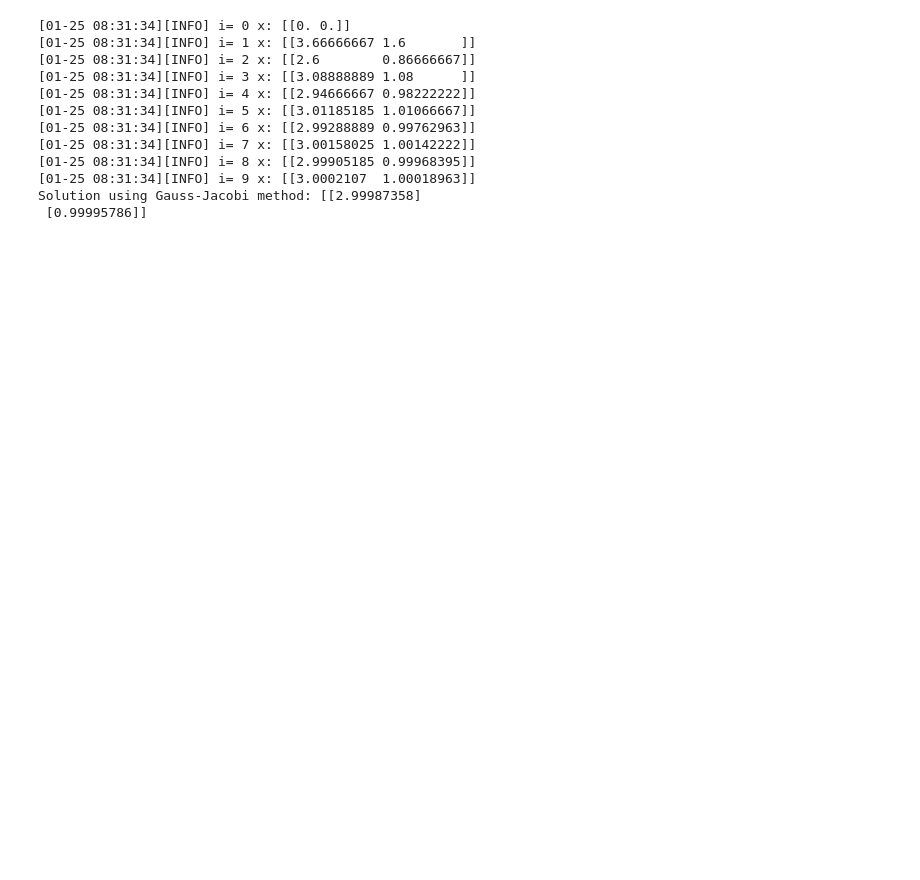
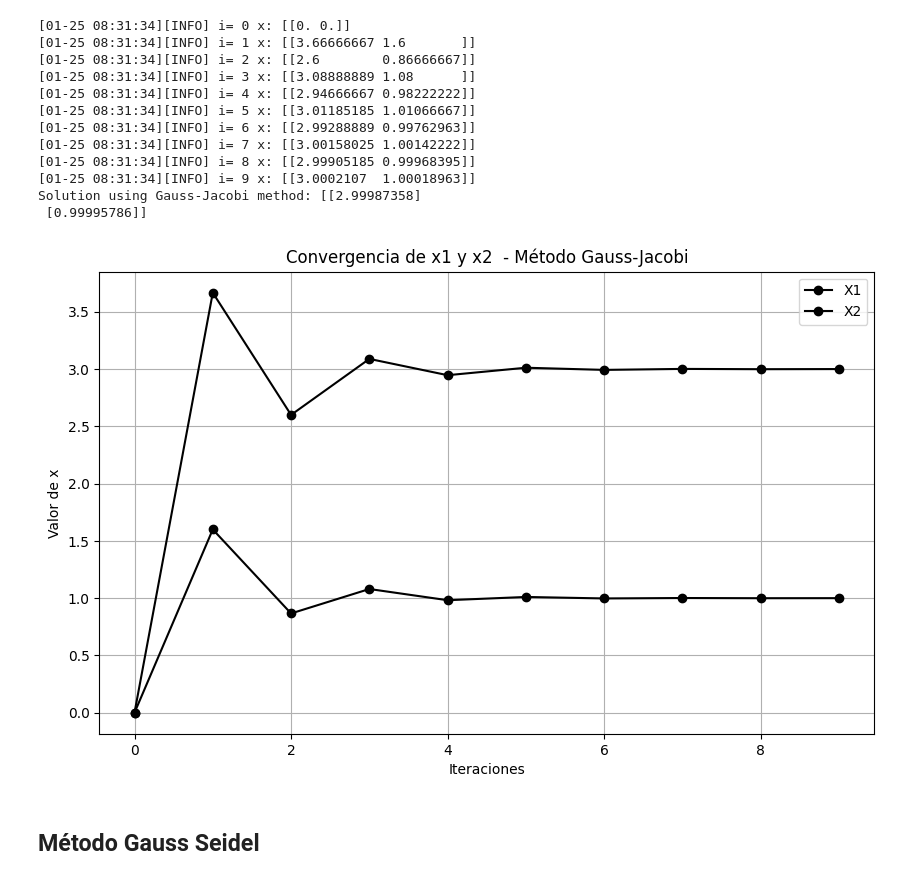
Before and after one commit to Vladimirjon/Metodo_fuente_talleresJP, a Jupyter notebook: template iterative.ipynb, the cells around one changed output. Cells and saved outputs as stored; diff of their text form; code cells hidden in the pictures; blank space fills up the shorter version.

Commit message:
:art: added plots for two methods

```diff
--- a/template iterative.ipynb
+++ b/template iterative.ipynb
@@ -34,6 +36,25 @@ print("Solution using Gauss-Jacobi method:", x_jacobi)
 [01-25 08:31:34][INFO] i= 9 x: [[3.0002107  1.00018963]]
 Solution using Gauss-Jacobi method: [[2.99987358]
  [0.99995786]]
+# %%
+tray_jacobi_array = np.array(tray_jacobi)  # Supongamos que tray_jacobi fue devuelto por la función
+x1_vals_func, x2_vals_func = tray_jacobi_array[:, 0], tray_jacobi_array[:, 1]
+
+# Graficar las trayectorias con líneas azules
+plt.figure(figsize=(10, 6))
+plt.plot(x1_vals_func, label='X1', marker='o', linestyle='-', color='black')
+plt.plot(x2_vals_func, label='X2', marker='o', linestyle='-', color='black')
+
+plt.title("Convergencia de x1 y x2  - Método Gauss-Jacobi")
+plt.xlabel("Iteraciones")
+plt.ylabel("Valor de x")
+plt.legend()
+plt.grid(True)
+plt.show()
+# %% [output]
+[figure, added]
+# %% [markdown]
+## Método Gauss Seidel
 # %%
 %autoreload 2
 from src.iterative_methods import gauss_seidel
```
Also changed, not shown: parts of 5 cells of this notebook.
